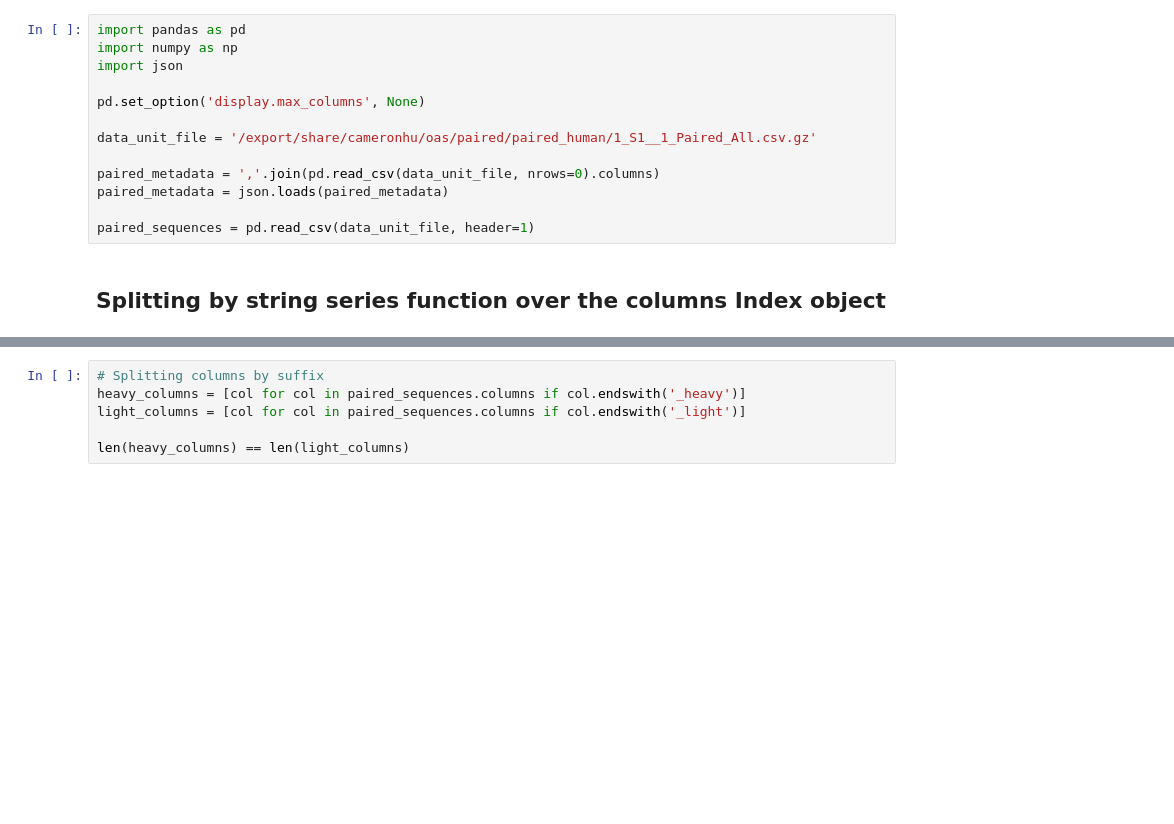
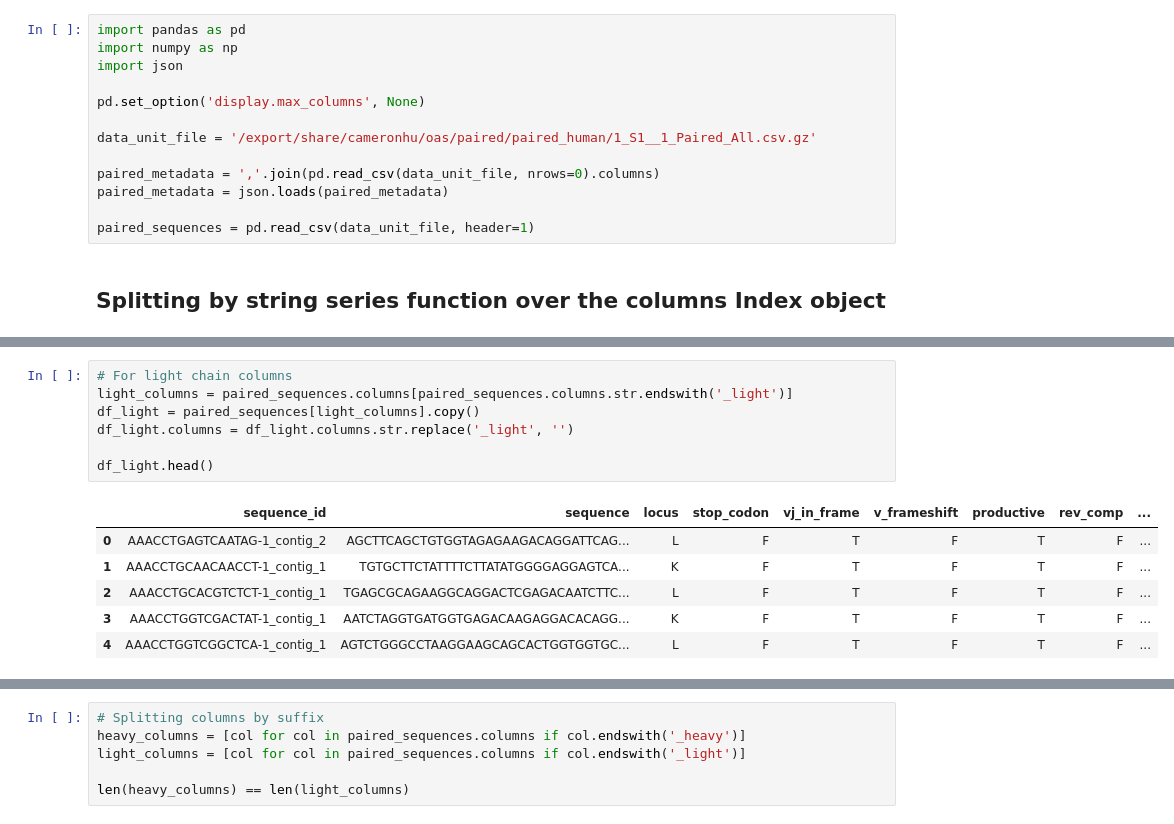
Before and after one commit to cameronhu/AntibodyBigQuery, a Jupyter notebook: notebooks/split.ipynb, the cells around one changed output, grey strips where cells are left out. Cells and saved outputs as stored; diff of their text form; blank space fills up the shorter version.

```diff
--- a/notebooks/split.ipynb
+++ b/notebooks/split.ipynb
@@ -27,0 +32,14 @@ df_light.columns = df_light.columns.str.replace('_light', '')
+# %%
+# For light chain columns
+light_columns = paired_sequences.columns[paired_sequences.columns.str.endswith('_light')]
+df_light = paired_sequences[light_columns].copy()
+df_light.columns = df_light.columns.str.replace('_light', '')
+
+df_light.head()
+# %% [output]
+|  | sequence_id | sequence | locus | stop_codon | vj_in_frame | v_frameshift | productive | rev_comp | ... |
+| 0 | AAACCTGAGTCAATAG-1_contig_2 | AGCTTCAGCTGTGGTAGAGAAGACAGGATTCAG... | L | F | T | F | T | F | ... |
+| 1 | AAACCTGCAACAACCT-1_contig_1 | TGTGCTTCTATTTTCTTATATGGGGAGGAGTCA... | K | F | T | F | T | F | ... |
+| 2 | AAACCTGCACGTCTCT-1_contig_1 | TGAGCGCAGAAGGCAGGACTCGAGACAATCTTC... | L | F | T | F | T | F | ... |
+| 3 | AAACCTGGTCGACTAT-1_contig_1 | AATCTAGGTGATGGTGAGACAAGAGGACACAGG... | K | F | T | F | T | F | ... |
+| 4 | AAACCTGGTCGGCTCA-1_contig_1 | AGTCTGGGCCTAAGGAAGCAGCACTGGTGGTGC... | L | F | T | F | T | F | ... |
```
Also changed, not shown: parts of 2 cells of this notebook, 3 other files.
